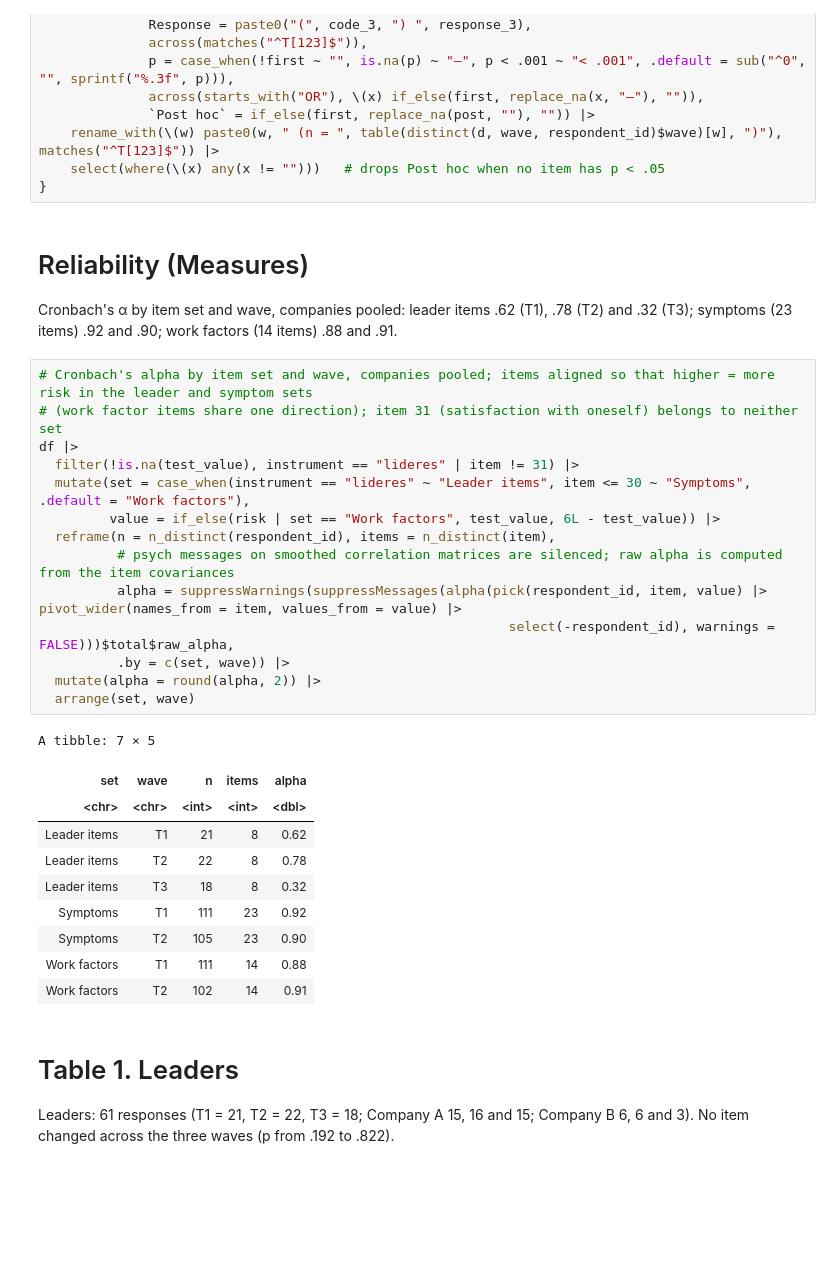
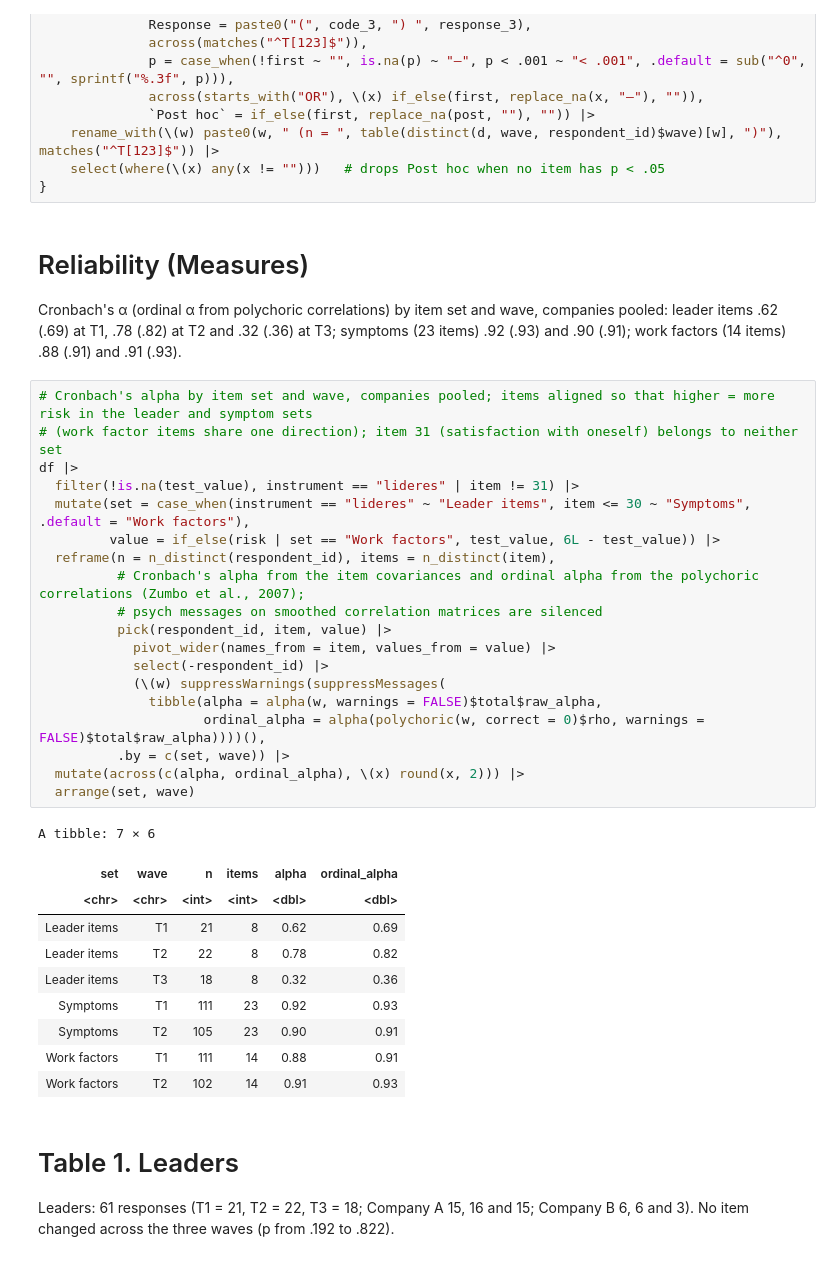
Before and after one commit to anovabr/AGEM-Time-Series, a Jupyter notebook: Processing and analysis/Command files/DA - Time series.ipynb, the cells around one changed output. Drawn from its saved outputs; the diff is of its cells as text; blank space fills up the shorter version.

```diff
--- a/Processing and analysis/Command files/DA - Time series.ipynb
+++ b/Processing and analysis/Command files/DA - Time series.ipynb
@@ -68,32 +68,37 @@ freq_table <- function(inst) {
 # %% [markdown]
 # Reliability (Measures)
 
-Cronbach's α by item set and wave, companies pooled: leader items .62 (T1), .78 (T2) and .32 (T3); symptoms (23 items) .92 and .90; work factors (14 items) .88 and .91.
+Cronbach's α (ordinal α from polychoric correlations) by item set and wave, companies pooled: leader items .62 (.69) at T1, .78 (.82) at T2 and .32 (.36) at T3; symptoms (23 items) .92 (.93) and .90 (.91); work factors (14 items) .88 (.91) and .91 (.93).
 # %%
 # Cronbach's alpha by item set and wave, companies pooled; items aligned so that higher = more risk in the leader and symptom sets
 # (work factor items share one direction); item 31 (satisfaction with oneself) belongs to neither set
 df |>
   filter(!is.na(test_value), instrument == "lideres" | item != 31) |>
   mutate(set = case_when(instrument == "lideres" ~ "Leader items", item <= 30 ~ "Symptoms", .default = "Work factors"),
          value = if_else(risk | set == "Work factors", test_value, 6L - test_value)) |>
   reframe(n = n_distinct(respondent_id), items = n_distinct(item),
-          # psych messages on smoothed correlation matrices are silenced; raw alpha is computed from the item covariances
-          alpha = suppressWarnings(suppressMessages(alpha(pick(respondent_id, item, value) |> pivot_wider(names_from = item, values_from = value) |>
-                                                            select(-respondent_id), warnings = FALSE)))$total$raw_alpha,
+          # Cronbach's alpha from the item covariances and ordinal alpha from the polychoric correlations (Zumbo et al., 2007);
+          # psych messages on smoothed correlation matrices are silenced
+          pick(respondent_id, item, value) |>
+            pivot_wider(names_from = item, values_from = value) |>
+            select(-respondent_id) |>
+            (\(w) suppressWarnings(suppressMessages(
+              tibble(alpha = alpha(w, warnings = FALSE)$total$raw_alpha,
+                     ordinal_alpha = alpha(polychoric(w, correct = 0)$rho, warnings = FALSE)$total$raw_alpha))))(),
           .by = c(set, wave)) |>
-  mutate(alpha = round(alpha, 2)) |>
+  mutate(across(c(alpha, ordinal_alpha), \(x) round(x, 2))) |>
   arrange(set, wave)
 # %% [output]
-A tibble: 7 × 5
+A tibble: 7 × 6
-| set | wave | n | items | alpha |
-| <chr> | <chr> | <int> | <int> | <dbl> |
-| Leader items | T1 | 21 | 8 | 0.62 |
-| Leader items | T2 | 22 | 8 | 0.78 |
-| Leader items | T3 | 18 | 8 | 0.32 |
-| Symptoms | T1 | 111 | 23 | 0.92 |
-| Symptoms | T2 | 105 | 23 | 0.90 |
-| Work factors | T1 | 111 | 14 | 0.88 |
-| Work factors | T2 | 102 | 14 | 0.91 |
+| set | wave | n | items | alpha | ordinal_alpha |
+| <chr> | <chr> | <int> | <int> | <dbl> | <dbl> |
+| Leader items | T1 | 21 | 8 | 0.62 | 0.69 |
+| Leader items | T2 | 22 | 8 | 0.78 | 0.82 |
+| Leader items | T3 | 18 | 8 | 0.32 | 0.36 |
+| Symptoms | T1 | 111 | 23 | 0.92 | 0.93 |
+| Symptoms | T2 | 105 | 23 | 0.90 | 0.91 |
+| Work factors | T1 | 111 | 14 | 0.88 | 0.91 |
+| Work factors | T2 | 102 | 14 | 0.91 | 0.93 |
 # %% [markdown]
 # Table 1. Leaders
 
```
Also changed, not shown: parts of 1 cell of this notebook, 3 other files.
